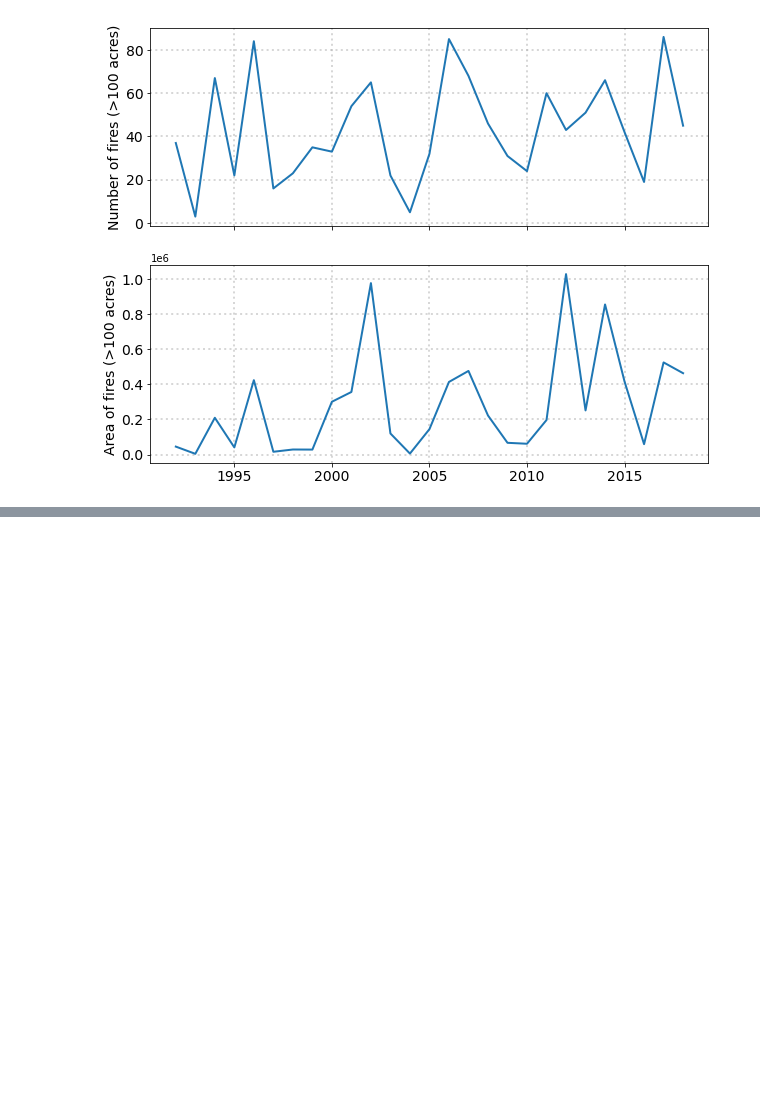
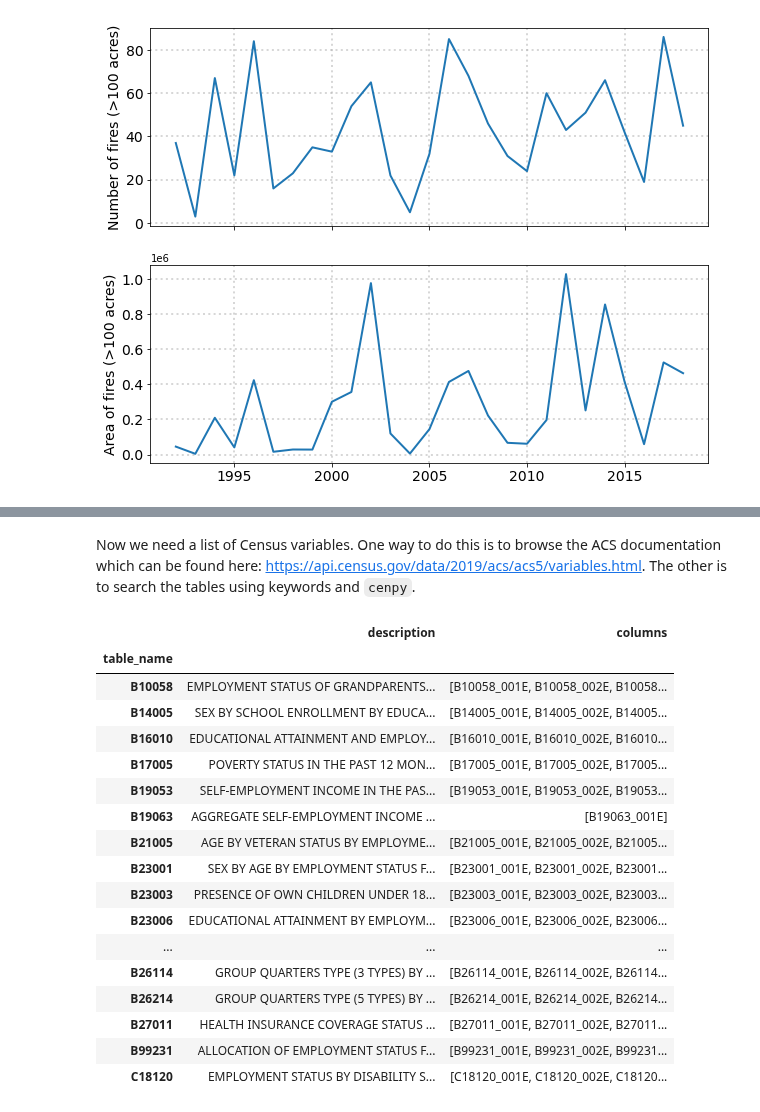
Before and after one commit to JohnnyRyan1/geospatial-data-science, a Jupyter notebook: labs/lab2/02_wildfires_in_lane_county.ipynb, the cells around one changed output, grey strips where cells are left out. Drawn from its saved outputs; the diff is of its cells as text; code cells hidden in the pictures; blank space fills up the shorter version.

```diff
--- a/labs/lab2/02a_wildfire_dataset.ipynb
+++ b/labs/lab2/02_wildfires_in_lane_county.ipynb
@@ -294,0 +319,24 @@ Write a script (either in Spyder or as a Jupyter Notebook) to answer the followi
+# %% [markdown]
+Now we need a list of Census variables. One way to do this is to browse the ACS documentation which can be found here: https://api.census.gov/data/2019/acs/acs5/variables.html. The other is to search the tables using keywords and <code>cenpy</code>.
+# %%
+# Print list of tables
+acs.filter_tables('EMPLOYMENT', by='description')
+# %% [output]
+|  | description | columns |
+| table_name |  |  |
+| B10058 | EMPLOYMENT STATUS OF GRANDPARENTS... | [B10058_001E, B10058_002E, B10058... |
+| B14005 | SEX BY SCHOOL ENROLLMENT BY EDUCA... | [B14005_001E, B14005_002E, B14005... |
+| B16010 | EDUCATIONAL ATTAINMENT AND EMPLOY... | [B16010_001E, B16010_002E, B16010... |
+| B17005 | POVERTY STATUS IN THE PAST 12 MON... | [B17005_001E, B17005_002E, B17005... |
+| B19053 | SELF-EMPLOYMENT INCOME IN THE PAS... | [B19053_001E, B19053_002E, B19053... |
+| B19063 | AGGREGATE SELF-EMPLOYMENT INCOME ... | [B19063_001E] |
+| B21005 | AGE BY VETERAN STATUS BY EMPLOYME... | [B21005_001E, B21005_002E, B21005... |
+| B23001 | SEX BY AGE BY EMPLOYMENT STATUS F... | [B23001_001E, B23001_002E, B23001... |
+| B23003 | PRESENCE OF OWN CHILDREN UNDER 18... | [B23003_001E, B23003_002E, B23003... |
+| B23006 | EDUCATIONAL ATTAINMENT BY EMPLOYM... | [B23006_001E, B23006_002E, B23006... |
+| ... | ... | ... |
+| B26114 | GROUP QUARTERS TYPE (3 TYPES) BY ... | [B26114_001E, B26114_002E, B26114... |
+| B26214 | GROUP QUARTERS TYPE (5 TYPES) BY ... | [B26214_001E, B26214_002E, B26214... |
+| B27011 | HEALTH INSURANCE COVERAGE STATUS ... | [B27011_001E, B27011_002E, B27011... |
+| B99231 | ALLOCATION OF EMPLOYMENT STATUS F... | [B99231_001E, B99231_002E, B99231... |
+| C18120 | EMPLOYMENT STATUS BY DISABILITY S... | [C18120_001E, C18120_002E, C18120... |
```
Also changed, not shown: parts of 20 cells of this notebook, 1 other file.
